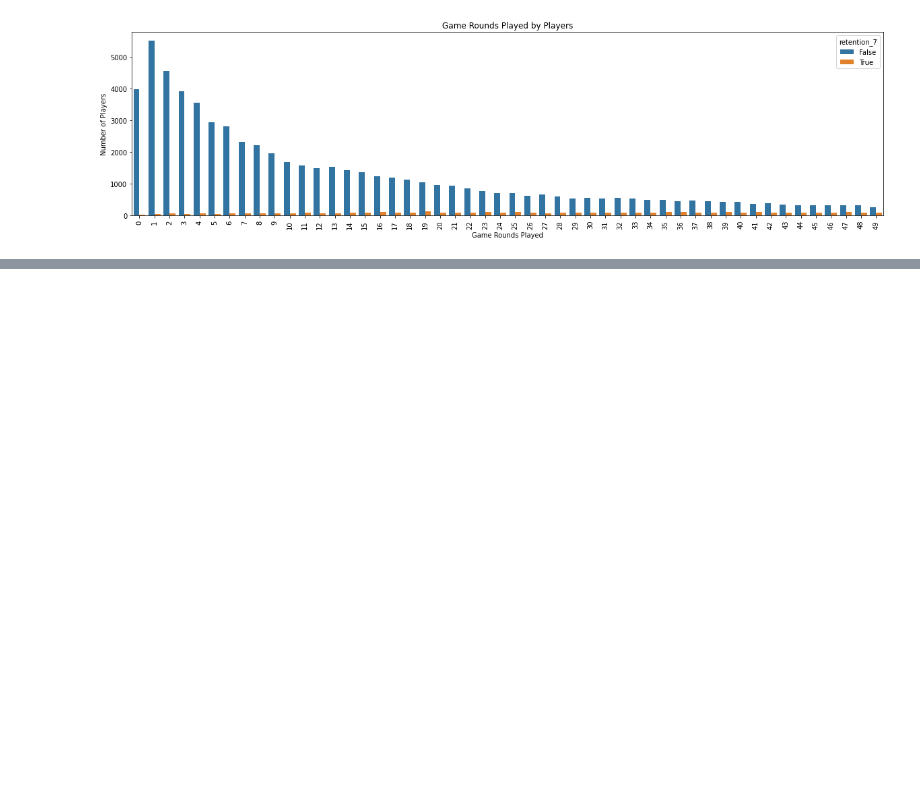
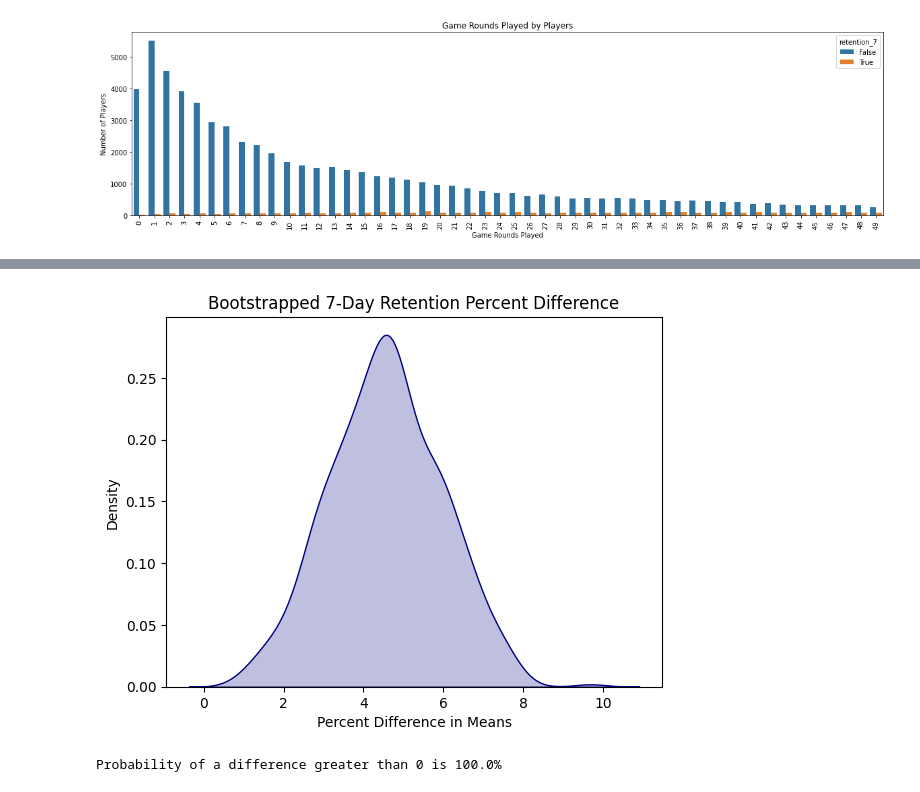
Before and after one commit to xaviergenelin/Mobile-Game-Player-Retention-AB-Testing, a Jupyter notebook: Untitled.ipynb, the cells around one changed output, grey strips where cells are left out. Cells and saved outputs as stored; diff of their text form; code cells hidden in the pictures; blank space fills up the shorter version.

```diff
--- a/Untitled.ipynb
+++ b/Untitled.ipynb
@@ -236,0 +404,4 @@ Text(0, 0.5, 'Number of Players')
+# %%
+# calculate the percent difference between our two groups
+boot_7days["diff"] = ((boot_7days["gate_30"] - boot_7days["gate_40"])/ boot_7days["gate_40"]) * 100
+boot_7days
@@ -236,0 +422,13 @@ Text(0, 0.5, 'Number of Players')
+# %%
+sns.kdeplot(boot_7days["diff"], fill = True, color = "navy")
+plt.title("Bootstrapped 7-Day Retention Percent Difference")
+plt.xlabel("Percent Difference in Means")
+plt.show()
+# %% [output]
+[figure, added]
+# %%
+prob = boot_7days[boot_7days["diff"] > 0].shape[0]/len(boot_7days)
+
+print("Probability of a difference greater than 0 is", "{:.1%}".format(prob))
+# %% [output]
+Probability of a difference greater than 0 is 100.0%
```
Also changed, not shown: parts of 21 cells of this notebook.
